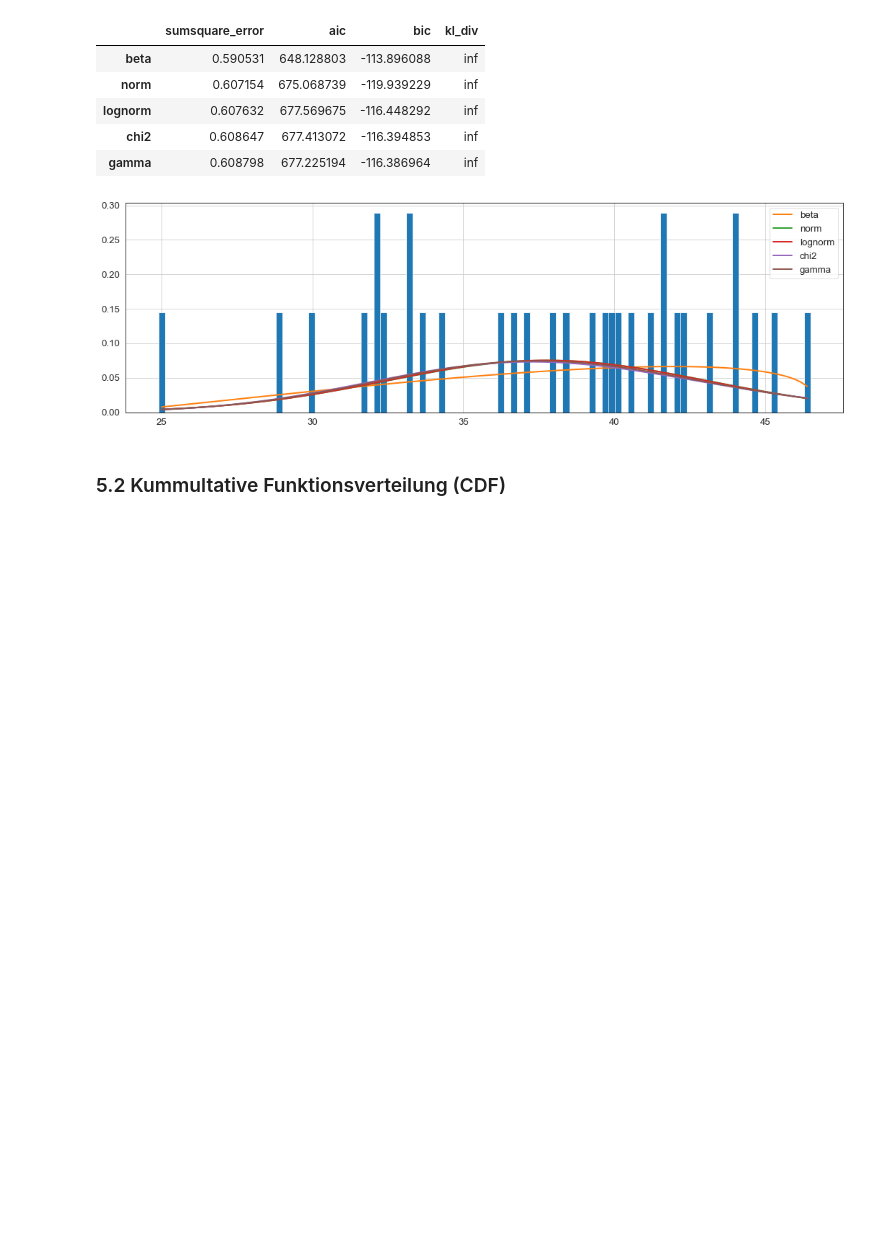
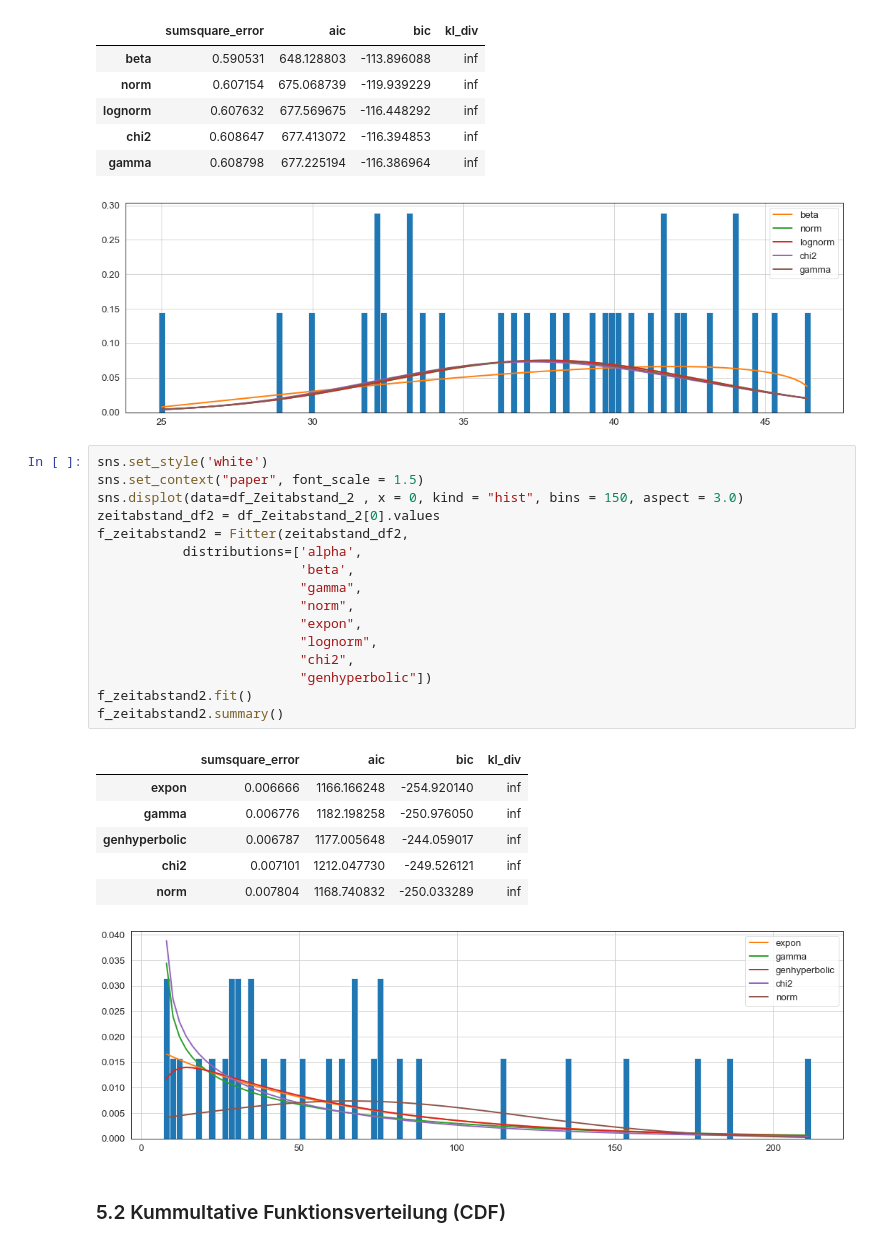
Before and after one commit to 7ben18/FHNW_Steinschlagrisiko, a Jupyter notebook: FHNW_Steinschlagrisiko.ipynb, the cells around one changed output. Drawn from its saved outputs; the diff is of its cells as text; blank space fills up the shorter version.

```diff
--- a/FHNW_Steinschlagrisiko.ipynb
+++ b/FHNW_Steinschlagrisiko.ipynb
@@ -506,6 +550,30 @@ f_geschwindigkeit2.summary()
 | chi2 | 0.608647 | 677.413072 | -116.394853 | inf |
 | gamma | 0.608798 | 677.225194 | -116.386964 | inf |
 [figure]
+# %%
+sns.set_style('white')
+sns.set_context("paper", font_scale = 1.5)
+sns.displot(data=df_Zeitabstand_2 , x = 0, kind = "hist", bins = 150, aspect = 3.0)
+zeitabstand_df2 = df_Zeitabstand_2[0].values
+f_zeitabstand2 = Fitter(zeitabstand_df2,
+           distributions=['alpha',
+                          'beta',
+                          "gamma",
+                          "norm",
+                          "expon",
+                          "lognorm",
+                          "chi2",
+                          "genhyperbolic"])
+f_zeitabstand2.fit()
+f_zeitabstand2.summary()
+# %% [output]
+|  | sumsquare_error | aic | bic | kl_div |
+| expon | 0.006666 | 1166.166248 | -254.920140 | inf |
+| gamma | 0.006776 | 1182.198258 | -250.976050 | inf |
+| genhyperbolic | 0.006787 | 1177.005648 | -244.059017 | inf |
+| chi2 | 0.007101 | 1212.047730 | -249.526121 | inf |
+| norm | 0.007804 | 1168.740832 | -250.033289 | inf |
+[figure, added]
 # %% [markdown]
 ### 5.2 Kummultative Funktionsverteilung (CDF)
 # %% [markdown]
```
Also changed, not shown: parts of 6 cells of this notebook.
